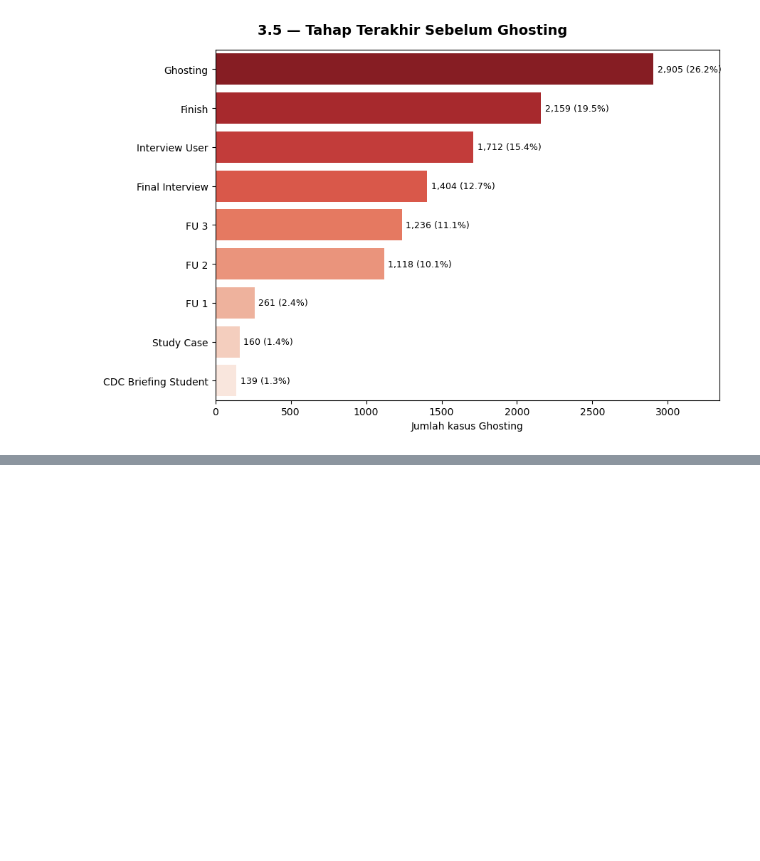
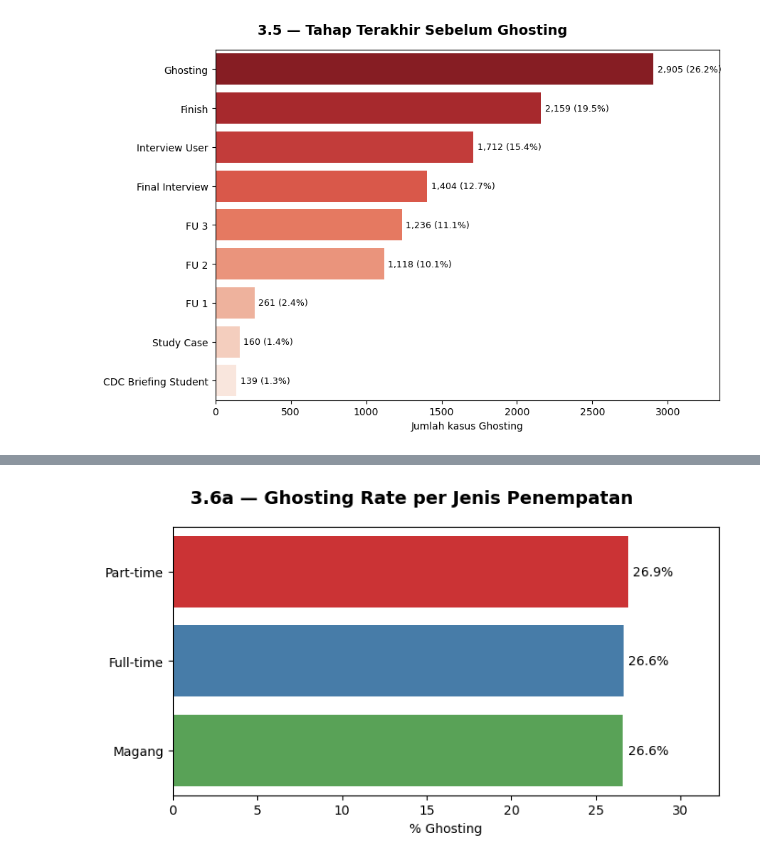
Before and after one commit to zzdf5/ssf-ssdc26-kataedward, a Jupyter notebook: notebooks/02_eda.ipynb, the cells around one changed output, grey strips where cells are left out. Cells and saved outputs as stored; diff of their text form; code cells hidden in the pictures; blank space fills up the shorter version.

```diff
--- a/notebooks/02_eda.ipynb
+++ b/notebooks/02_eda.ipynb
@@ -2296,0 +2368,31 @@ plt.show()
+# %%
+fig, ax = plt.subplots(figsize=(7, 4))
+fig.suptitle(
+    "3.6a — Ghosting Rate per Jenis Penempatan", fontsize=14, fontweight="bold"
+)
+
+sns.barplot(
+    x=jenis_summary["rate_ghosting"].values,
+    y=jenis_summary.index,
+    hue=jenis_summary.index,
+    palette="Set1",
+    legend=False,
+    ax=ax,
+)
+ax.set_xlabel("% Ghosting")
+ax.set_ylabel("")
+ax.set_xlim(0, jenis_summary["rate_ghosting"].max() * 1.2)
+
+for container in ax.containers:
+    if hasattr(container, "datavalues"):
+        ax.bar_label(
+            container,
+            labels=[f"{v:.1f}%" for v in container.datavalues],
+            padding=4,
+            fontsize=10,
+        )
+
+plt.tight_layout()
+plt.show()
+# %% [output]
+[figure, added]
```
Also changed, not shown: parts of 9 cells of this notebook, 2 other files.
